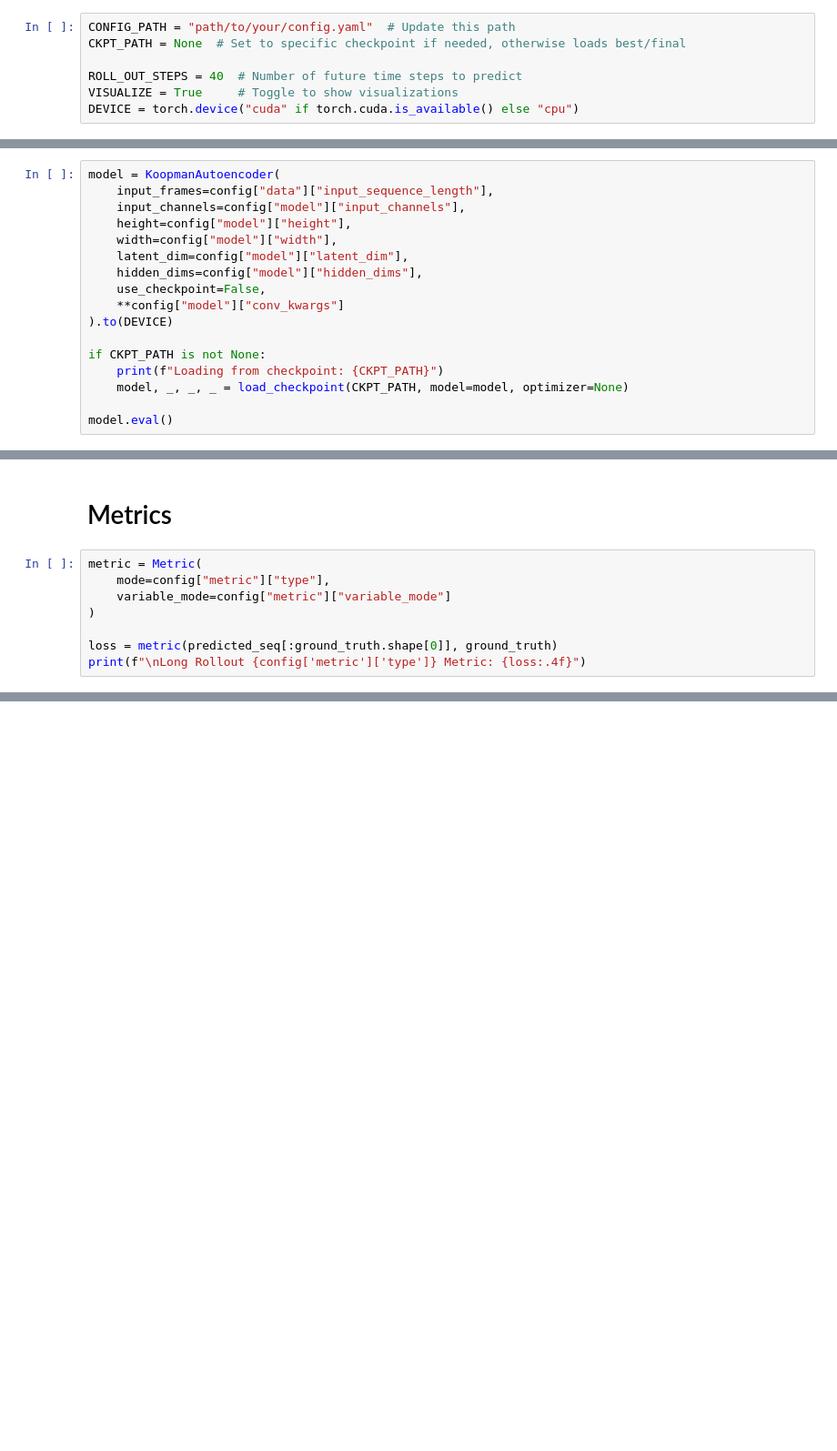
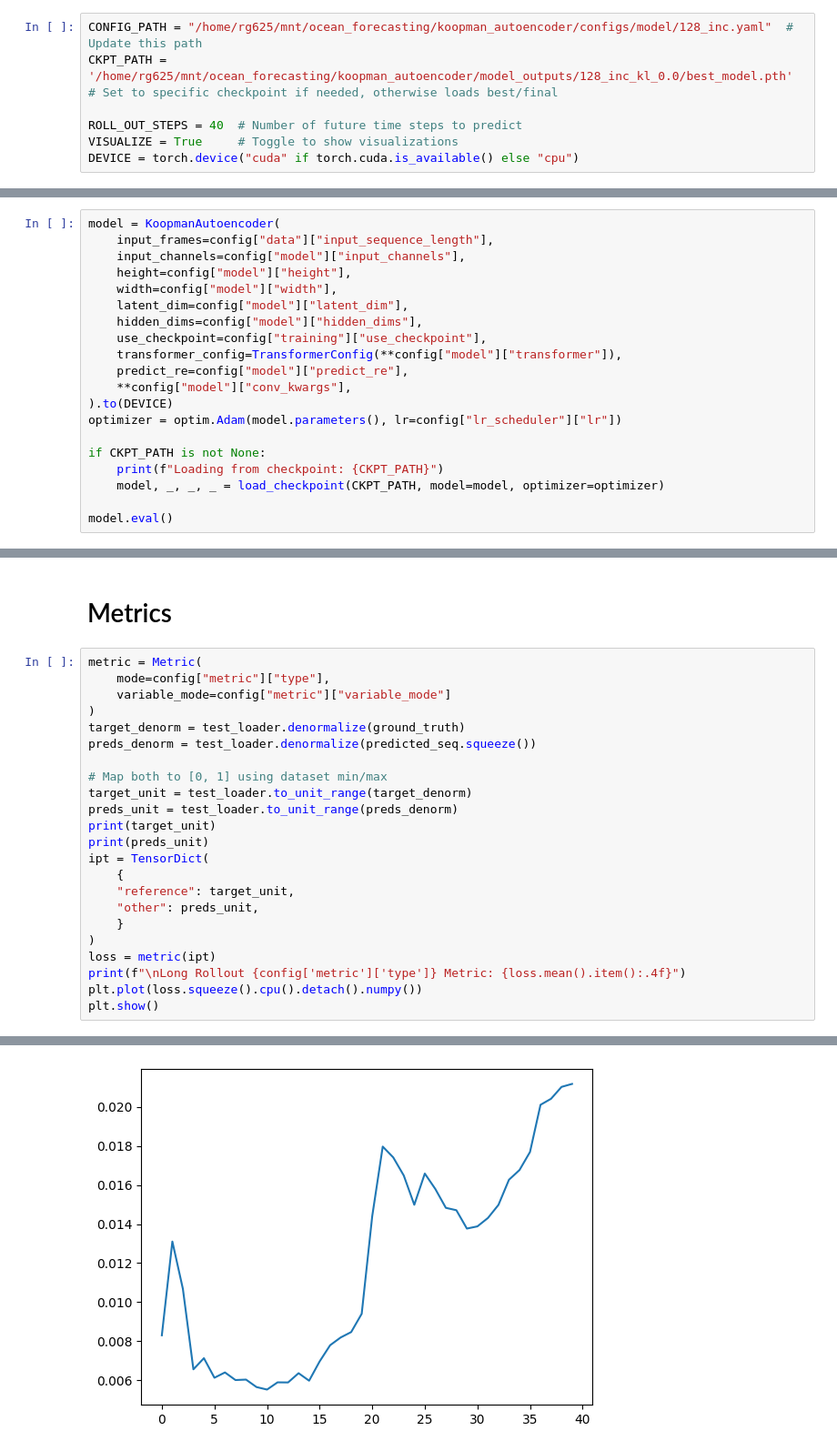
Before and after one commit to rg625/ocean_forecasting, a Jupyter notebook: koopman_autoencoder/test.ipynb, the cells around one changed output, grey strips where cells are left out. Shown: that part at 91% size. Saved outputs shown, nothing was run; the diff lists cells and outputs as text; blank space fills up the shorter version.

```diff
--- a/koopman_autoencoder/test.ipynb
+++ b/koopman_autoencoder/test.ipynb
@@ -11,8 +14,8 @@ from models.metrics import Metric
 # %% [markdown]
 # Configuration
 # %%
-CONFIG_PATH = "path/to/your/config.yaml"  # Update this path
-CKPT_PATH = None  # Set to specific checkpoint if needed, otherwise loads best/final
+CONFIG_PATH = "/home/rg625/mnt/ocean_forecasting/koopman_autoencoder/configs/model/128_inc.yaml"  # Update this path
+CKPT_PATH = '/home/rg625/mnt/ocean_forecasting/koopman_autoencoder/model_outputs/128_inc_kl_0.0/best_model.pth'  # Set to specific checkpoint if needed, otherwise loads best/final
 
 ROLL_OUT_STEPS = 40  # Number of future time steps to predict
 VISUALIZE = True     # Toggle to show visualizations
@@ -39,12 +49,15 @@ model = KoopmanAutoencoder(
     width=config["model"]["width"],
     latent_dim=config["model"]["latent_dim"],
     hidden_dims=config["model"]["hidden_dims"],
-    use_checkpoint=False,
-    **config["model"]["conv_kwargs"]
+    use_checkpoint=config["training"]["use_checkpoint"],
+    transformer_config=TransformerConfig(**config["model"]["transformer"]),
+    predict_re=config["model"]["predict_re"],
+    **config["model"]["conv_kwargs"],
 ).to(DEVICE)
+optimizer = optim.Adam(model.parameters(), lr=config["lr_scheduler"]["lr"])
 
 if CKPT_PATH is not None:
     print(f"Loading from checkpoint: {CKPT_PATH}")
-    model, _, _, _ = load_checkpoint(CKPT_PATH, model=model, optimizer=None)
+    model, _, _, _ = load_checkpoint(CKPT_PATH, model=model, optimizer=optimizer)
 
 model.eval()
@@ -102,6 +164,22 @@ metric = Metric(
     mode=config["metric"]["type"],
     variable_mode=config["metric"]["variable_mode"]
 )
+target_denorm = test_loader.denormalize(ground_truth)
+preds_denorm = test_loader.denormalize(predicted_seq.squeeze())
 
-loss = metric(predicted_seq[:ground_truth.shape[0]], ground_truth)
-print(f"\nLong Rollout {config['metric']['type']} Metric: {loss:.4f}")
+# Map both to [0, 1] using dataset min/max
+target_unit = test_loader.to_unit_range(target_denorm)
+preds_unit = test_loader.to_unit_range(preds_denorm)
+print(target_unit)
+print(preds_unit)
+ipt = TensorDict(
+    {
+    "reference": target_unit,
+    "other": preds_unit,
+    }
+)
+loss = metric(ipt)
+print(f"\nLong Rollout {config['metric']['type']} Metric: {loss.mean().item():.4f}")
+plt.plot(loss.squeeze().cpu().detach().numpy())
+plt.show()
+# %% [output]
@@ -107,0 +206 @@ print(f"\nLong Rollout {config['metric']['type']} Metric: {loss:.4f}")
+[figure, added]
```
Also changed, not shown: parts of 7 cells of this notebook, 2 other files.
